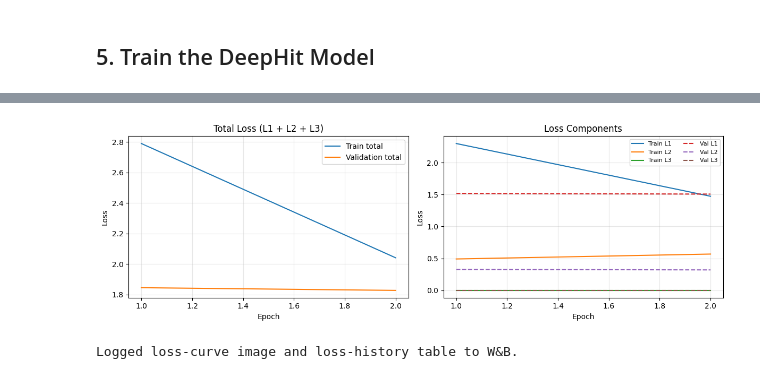
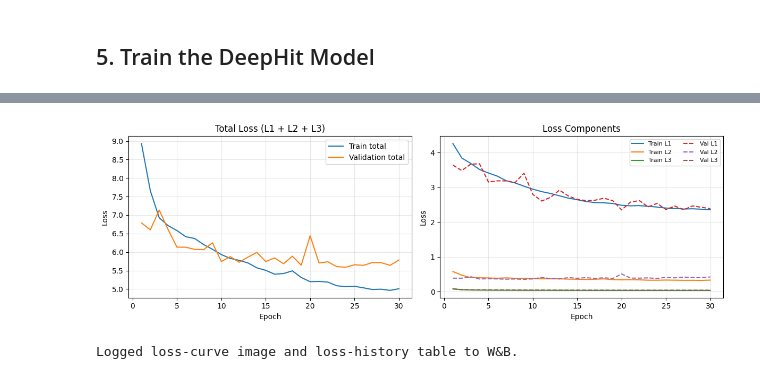
Before and after one commit to angus4718/lob-deep-survival-analysis, a Jupyter notebook: notebooks/dynamic_models/standardized_dynamic_deephit_quick.ipynb, the cells around one changed output, grey strips where cells are left out. Cells and saved outputs as stored; diff of their text form; code cells hidden in the pictures.

```diff
--- a/notebooks/dynamic_models/standardized_dynamic_deephit_quick.ipynb
+++ b/notebooks/dynamic_models/standardized_dynamic_deephit_quick.ipynb
@@ -1,9 +4,9 @@
 # %%
 # Parameters
 # ------ Configuration Parameters (can be overridden by papermill) ------
-model_name = "mamba"  # Options: gru, transformer, gru_transformer, mamba
-num_epochs = 2
-TICKER = "CSCO"  # Single-run ticker
+model_name = "gru"  # Options: gru, transformer, gru_transformer, mamba
+num_epochs = 30
+TICKER = "LCID"  # Single-run ticker
 PREPROCESSING_CONTRACT_VERSION = 1
 MAX_SAMPLES_PER_ORDER = 100
 SPLIT_CAP_RANDOM_SEED = 4718
@@ -759,17 +818,17 @@ else:
     load_dotenv(override=False)
 
 WANDB_ENABLE = True
-WANDB_PROJECT = "test-runs"
+WANDB_PROJECT = "final"
 WANDB_MODE = "online"
 WANDB_ENTITY = os.environ.get("WANDB_ENTITY", "").strip()
 WANDB_API_KEY = os.environ.get("WANDB_API_KEY", "").strip()
-WANDB_RESUME_RUN_ID = os.environ.get("WANDB_RESUME_RUN_ID", "").strip()
+WANDB_RESUME_RUN_ID = "9pvvdm0w"
 
 if WANDB_RESUME_RUN_ID:
     WANDB_RUN_NAME = None
     WANDB_RUN_ID = WANDB_RESUME_RUN_ID
 else:
-    WANDB_RUN_NAME = f"dynamic_deephit_{MODEL_NAME}_{datetime.now().strftime('%Y%m%d_%H%M%S')}"
+    WANDB_RUN_NAME = f"dynamic_deephit_{MODEL_NAME}_{TICKER}_{datetime.now().strftime('%Y%m%d_%H%M%S')}"
     WANDB_RUN_ID = None
 
 wandb_run = None
@@ -816,7 +875,7 @@ if WANDB_ENABLE:
         "entity": WANDB_ENTITY,
         "config": wandb_config,
         "mode": WANDB_MODE,
-        "reinit": True,
+        "reinit": False,
     }
 
     if WANDB_RESUME_RUN_ID:
@@ -1200,16 +1414,23 @@ Epoch   2/2  train_total=2.0416 (l1=1.4729, l2=0.5686, l3=0.0000)  val_total=1.8
 # %%
+# Compute uninformed (random/prevalence-based) baseline for PR-AUC
+y_toxic_val = (D_val == 2).astype(int)
+toxic_prevalence_val = float(np.average(y_toxic_val, weights=ORDER_VAL_WEIGHTS))
+uninformed_pr_auc = toxic_prevalence_val
+
 if best_params is not None:
     base_net.load_state_dict(best_params)
 
-print(f"Best val total loss {best_val_loss:.4f} at epoch {best_epoch_idx + 1 if best_epoch_idx is not None else -1}")
+print(f"Best val weighted CTD {best_val_ctd:.4f} at epoch {best_epoch_idx + 1 if best_epoch_idx is not None else -1}")
+print(f"Best val PR-AUC (weighted): {best_val_pr_auc:.4f} (uninformed baseline: {uninformed_pr_auc:.4f})")
 job_log("Training stage completed")
 gpu_mem_log("Training end")
 
 if wandb_run is not None:
-    wandb_run.summary["best_val_total_loss"] = float(best_val_loss)
+    wandb_run.summary["best_val_ctd"] = float(best_val_ctd)
+    wandb_run.summary["best_val_pr_auc"] = float(best_val_pr_auc)
+    wandb_run.summary["uninformed_pr_auc_baseline"] = float(uninformed_pr_auc)
     wandb_run.summary["best_epoch"] = int(best_epoch_idx + 1 if best_epoch_idx is not None else -1)
 
-# Backward-compatible aliases if downstream cells expect these names.
 train_losses = train_total_losses
 val_losses = val_total_losses
 
@@ -1245,4 +1467,4 @@ Best val total loss 1.8280 at epoch 2
-[figure, old version]
+[figure, new version]
 # %%
 if wandb_run is not None:
     loss_fig, loss_axes = plt.subplots(1, 2, figsize=(12, 4))
```
Also changed, not shown: parts of 17 cells of this notebook, 1 other file.
